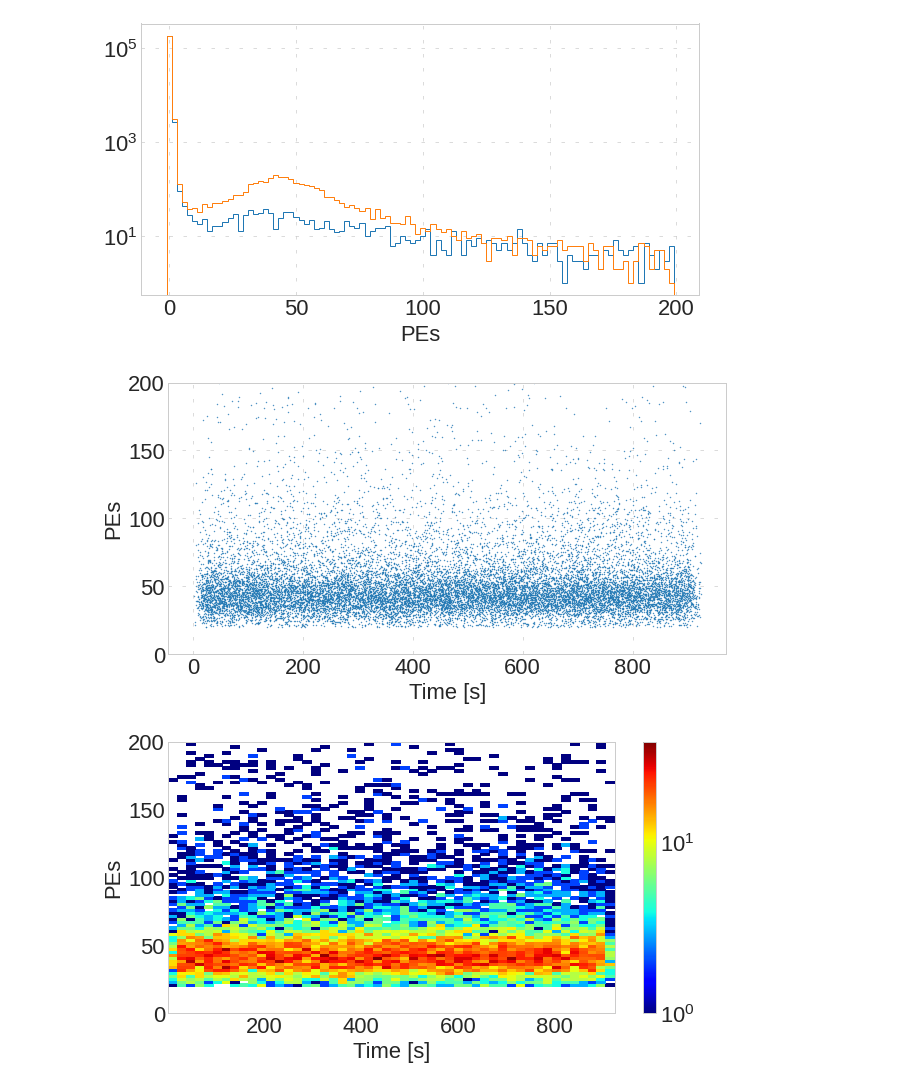
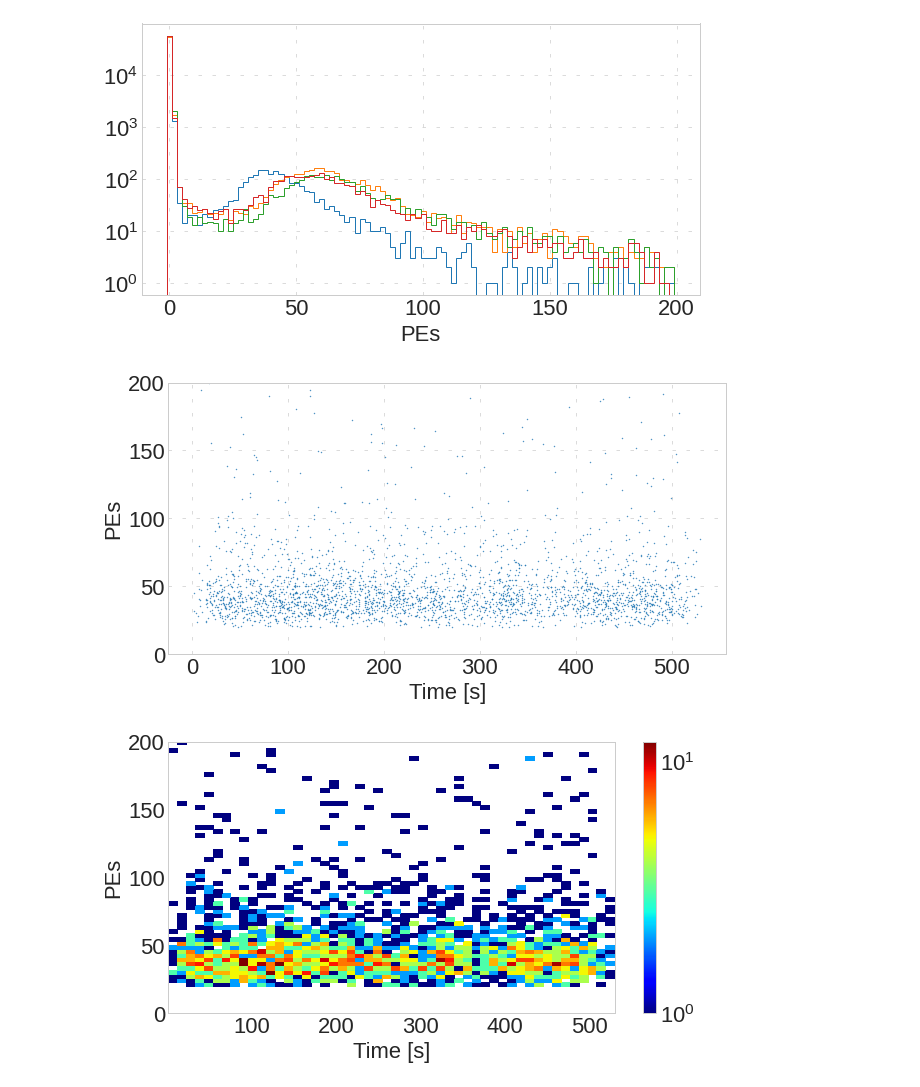
Before and after one commit to oksuzian/Mu2eANL, a Jupyter notebook: Wideband/WidebandAna.ipynb, the cells around one changed output. Saved outputs shown, nothing was run; the diff lists cells and outputs as text; code cells hidden in the pictures.

```diff
--- a/Wideband/WidebandAna.ipynb
+++ b/Wideband/WidebandAna.ipynb
@@ -35,10 +37,16 @@ df = uproot_tree.pandas.df(['PEs', 'timeSinceSpill', 'spillNumber', 'eventNumber
+# %%
+root_file = 'drive/MyDrive/Wideband/rec.mu2e.CRV_wideband_cosmics.crvaging-004.001082_000.root'
+tree = uproot.open(root_file+":run")
+df = tree.arrays(filter_name=['PEs', 'timeSinceSpill', 'spillNumber', 'eventNumber'],library="pd")
 # %%
 plt.hist(df['PEs[0][63]'], histtype='step', bins=100, range=(-1, 199));
 plt.hist(df['PEs[1][63]'], histtype='step', bins=100, range=(-1, 199));
+plt.hist(df['PEs[2][63]'], histtype='step', bins=100, range=(-1, 199));
+plt.hist(df['PEs[3][63]'], histtype='step', bins=100, range=(-1, 199));
 plt.xlabel('PEs')
 plt.yscale('log')
 # %% [output]
-[figure, old version]
+[figure, new version]
 # %%
 df_cut = df.loc[df['PEs[0][0]']>20]
 plt.plot(df_cut['spillNumber'] + df_cut['timeSinceSpill[0][0]']/1e9, df_cut['PEs[0][0]'], '.', markersize=0.8)
@@ -46,7 +54,7 @@ plt.ylim(0,200)
 plt.ylabel('PEs')
 plt.xlabel('Time [s]');
 # %% [output]
-[figure, old version]
+[figure, new version]
 # %%
 plt.hist2d(df_cut['spillNumber'] + df_cut['timeSinceSpill[0][0]']/1e9, df_cut['PEs[0][0]'], bins=(50,300), norm=matplotlib.colors.LogNorm(), cmap=plt.cm.jet);
 plt.ylim(0,200)
@@ -54,4 +62,4 @@ plt.colorbar()
 plt.ylabel('PEs')
 plt.xlabel('Time [s]');
 # %% [output]
-[figure, old version]
+[figure, new version]
```
Also changed, not shown: parts of 7 cells of this notebook.
